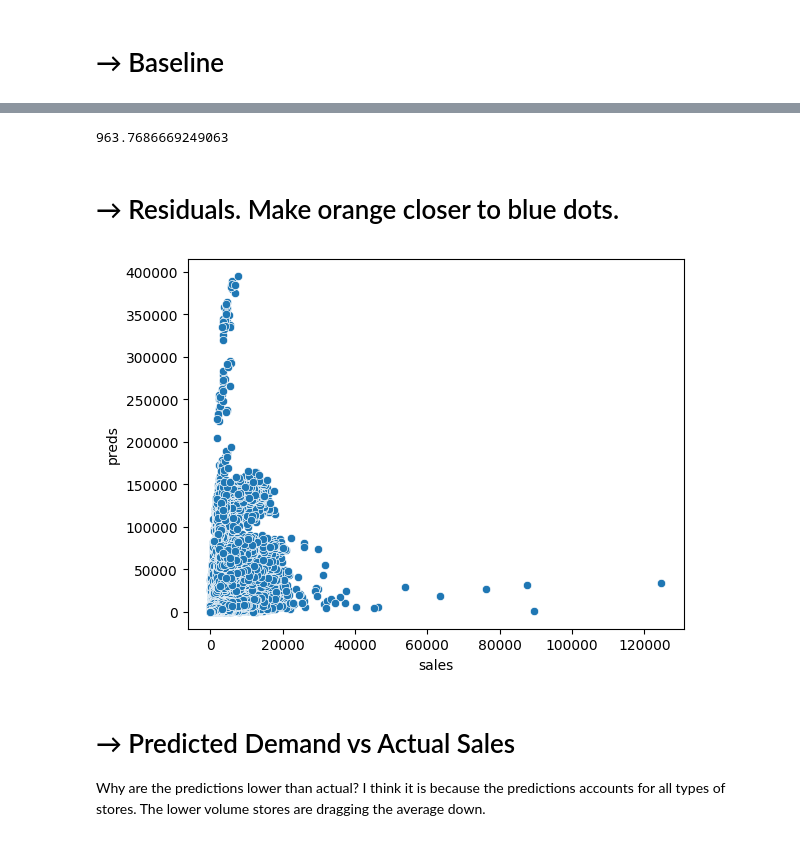
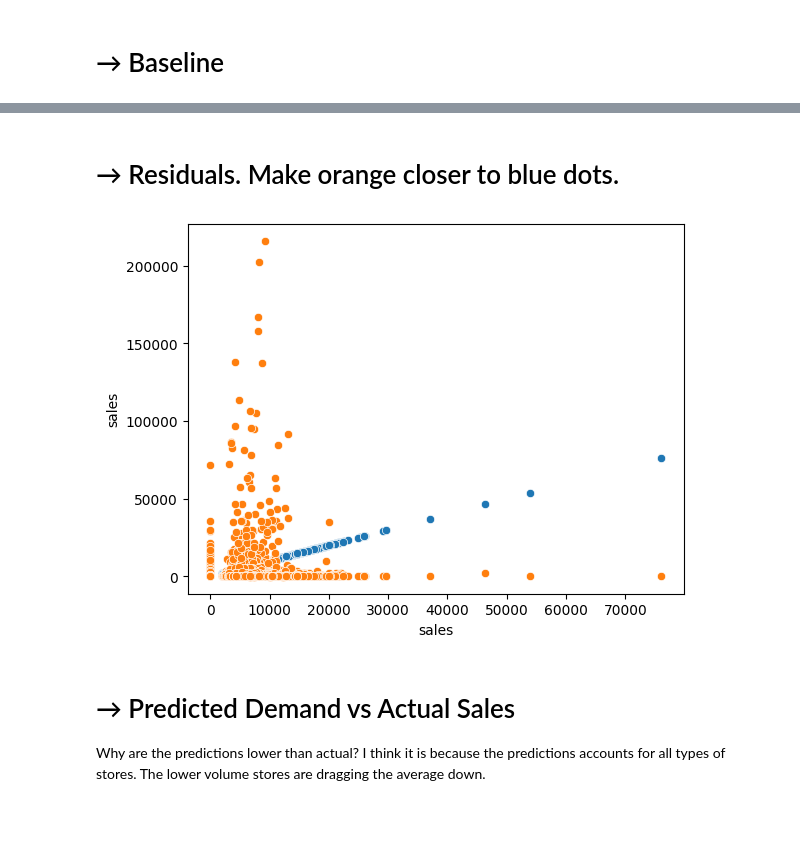
Before and after one commit to cmd-master/store-sales, a Jupyter notebook: store-sales.ipynb, the cells around one changed output, grey strips where cells are left out. Cells and saved outputs as stored; diff of their text form; code cells hidden in the pictures.

Commit message:
Kaggle Notebook | Store Sales. Linear Regression. [1.98395] | Version 29

```diff
--- a/store-sales.ipynb
+++ b/store-sales.ipynb
@@ -221,18 +227,24 @@ LinearRegression()
 # %%
-models = {}
-pipes = {}
-for member in train['family'].unique():
-    model = LinearRegression()
-    tr = train.loc[train['family'] == member]
-    pipe.fit(tr)
-    x = pipe.transform(tr)
-    y = tr[target]
+def trainModels(d):
+    ms = {}
+    ps = {}
+    for member in d['family'].unique():
+        for store_type in d['store_type'].unique():
+            m = LinearRegression()
+            tr = d.loc[(d['family'] == member) & (d['store_type'] == store_type)]
+            p = pipe.fit(tr)
+            x = p.transform(tr)
+            y = tr[target]
 
-    model.fit(x, y)
-    models[member] = model
-    pipes[member] = pipe
+            m.fit(x, y)
+            ms[member + "|" + store_type] = m
+            ps[member + "|" + store_type] = p
+
+    return ms, ps
+# %%
+models, pipes = trainModels(train)
 # %%
 def makePredictions(d, m, p):
-    mem = d['family'].iloc[0]
+    mem = d['family'].iloc[0] + "|" + d['store_type'].iloc[0]
     x = p[mem].transform(d)
-    return pd.Series(m[mem].predict(x), index=d.index, name='preds')
+    return pd.Series(m[mem].predict(x))
@@ -239,2 +270,2 @@ def makePredictions(d, m, p):
 # %%
-train['preds'] = train.groupby('family').apply(makePredictions, models, pipes).reset_index(level=0, drop=True)
+train['preds'] = train.groupby(['family', 'store_type']).apply(makePredictions, models, pipes).reset_index(drop=True)
@@ -257,20 +272,14 @@ train
-# %%
-np.sqrt(
-    -cross_val_score(
-        reg_lin, train_pp, train[target], scoring='neg_mean_squared_error').mean()
-)
-# %% [output]
-963.7686669249063
 # %% [markdown]
 # → Residuals. Make orange closer to blue dots.
 # %%
-x = train[target]
-y = train['preds']
-# sns.scatterplot(x=x,y=x);
+g = train.query('family == "GROCERY I" and store_type == "A"')
+x = g[target]
+y = g['preds']
+sns.scatterplot(x=x,y=x);
 sns.scatterplot(x=x,y=y);
-## improve this. you are in the right direction.
+# improve this. you are in the right direction.
 # %% [output]
-[figure, old version]
+[figure, new version]
 # %% [markdown]
 # → Predicted Demand vs Actual Sales
 Why are the predictions lower than actual? I think it is because the predictions accounts for all types of stores. The lower volume stores are dragging the average down.
```
Also changed, not shown: parts of 13 cells of this notebook.
